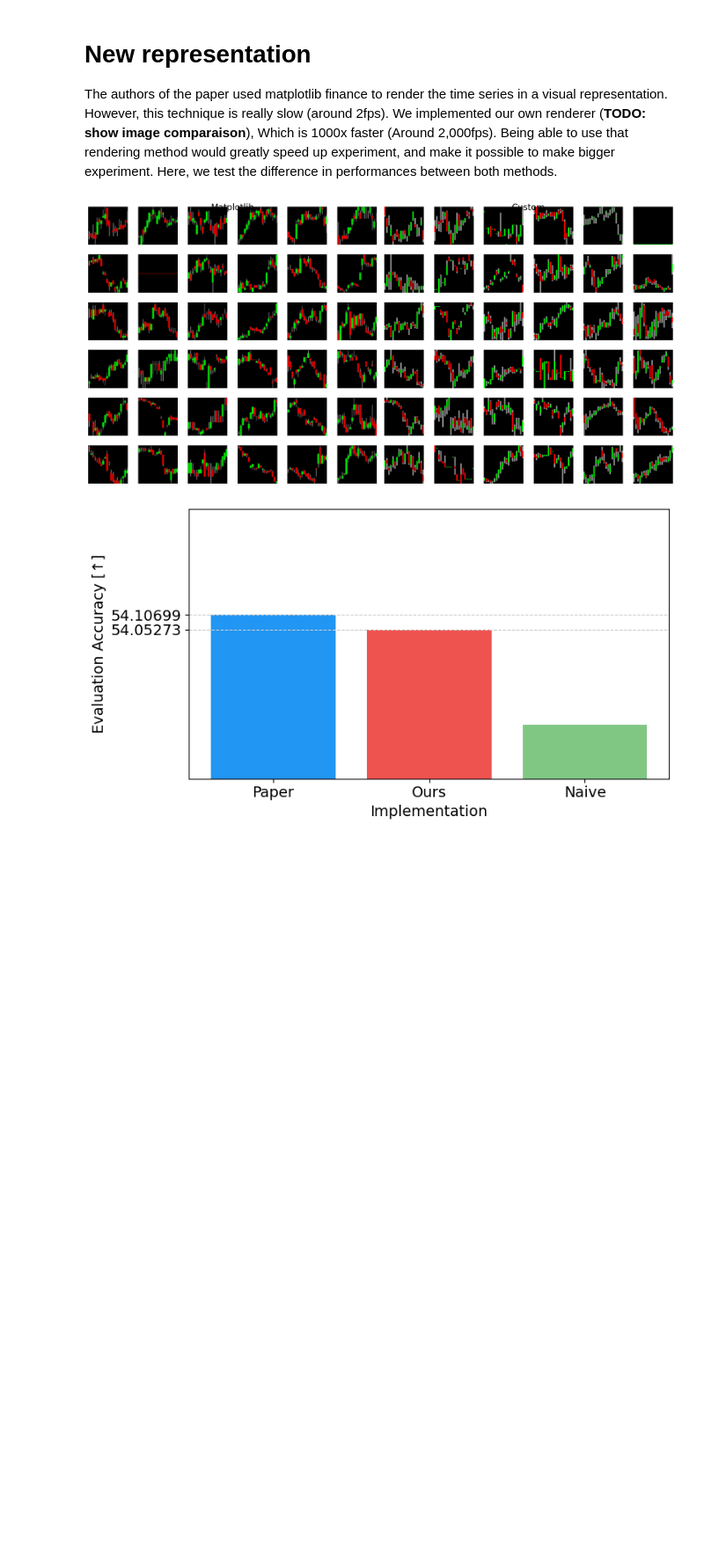
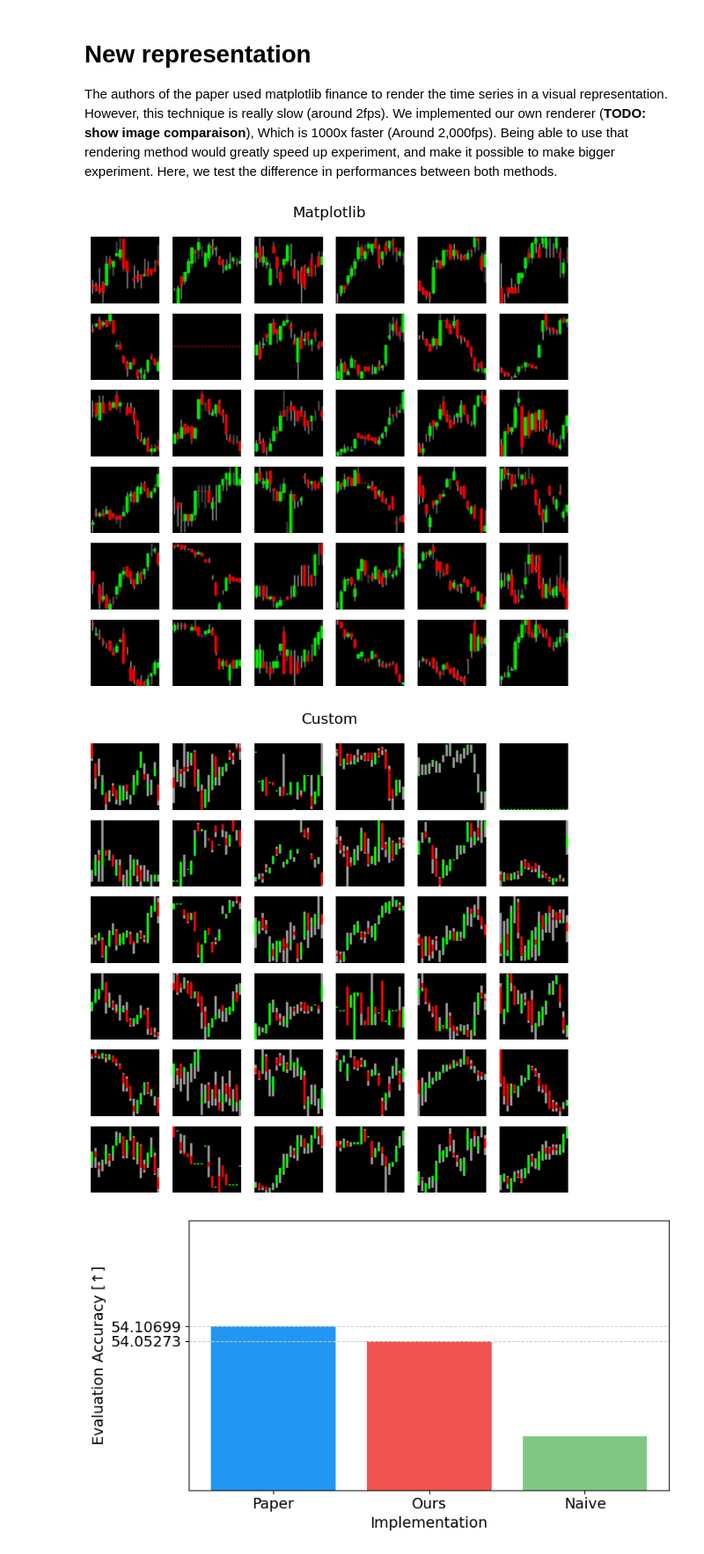
Before and after one commit to anthol42/MLSP-final_project, a Jupyter notebook: deep/notebooks/ablation.ipynb, the cells around one changed output. Shown at 88% size. Saved outputs shown, nothing was run; the diff lists cells and outputs as text; code cells hidden in the pictures; blank space fills up the shorter version.

Commit message:
Fix(Image sample display): Now text is not over fig

```diff
--- a/deep/notebooks/ablation.ipynb
+++ b/deep/notebooks/ablation.ipynb
@@ -95,30 +95,32 @@ The authors of the paper used matplotlib finance to render the time series in a
 # %%
 runID = [10, 33]
 N = 36
 images = [torch.load(f"saved_models/{rid}/inputs.pth")[0].permute(0, 2, 3, 1).numpy() for rid in runID]
 
-fig = plt.figure(figsize=(16, 8), layout='constrained')
-
-subfigs = fig.subfigures(1, 2, wspace=0.05, squeeze=True)
-
-axsLeft = subfigs[0].subplots(int(math.sqrt(N)), int(math.sqrt(N)))
-for i, ax in enumerate(axsLeft.flatten()):
+fig, axs = plt.subplots(int(math.sqrt(N)), int(math.sqrt(N)), figsize=(8, 8))
+for i, ax in enumerate(axs.flatten()):
     ax.imshow(images[0][i])
     ax.axis("off")
-subfigs[0].suptitle("Matplotlib")
-
-axsRight = subfigs[1].subplots(int(math.sqrt(N)), int(math.sqrt(N)))
-for i, ax in enumerate(axsRight.flatten()):
-    ax.imshow(images[1][i])
-    ax.axis("off")
-subfigs[1].suptitle("Custom")
+plt.suptitle("Matplotlib")
 
 if OUT_FIGS is not None:
     plt.subplots_adjust(bottom=0.15, left=0.20)
     plt.tight_layout()
-    plt.savefig(f"{OUT_FIGS}/image_comp.svg")
+    plt.savefig(f"{OUT_FIGS}/image_plt.svg")
+
+fig, axs = plt.subplots(int(math.sqrt(N)), int(math.sqrt(N)), figsize=(8, 8))
+for i, ax in enumerate(axs.flatten()):
+    ax.imshow(images[1][i])
+    ax.axis("off")
+plt.suptitle("Custom")
+
+if OUT_FIGS is not None:
+    plt.subplots_adjust(bottom=0.15, left=0.20)
+    plt.tight_layout()
+    plt.savefig(f"{OUT_FIGS}/image_cust.svg")
 # %% [output]
-[figure, old version]
+[figure, new version]
+[figure, added]
 # %%
 runID = [10, 11]
 acc = [100 * rTable.loc[rid]["accuracy"] for rid in runID]
```
Also changed, not shown: parts of 1 cell of this notebook.
